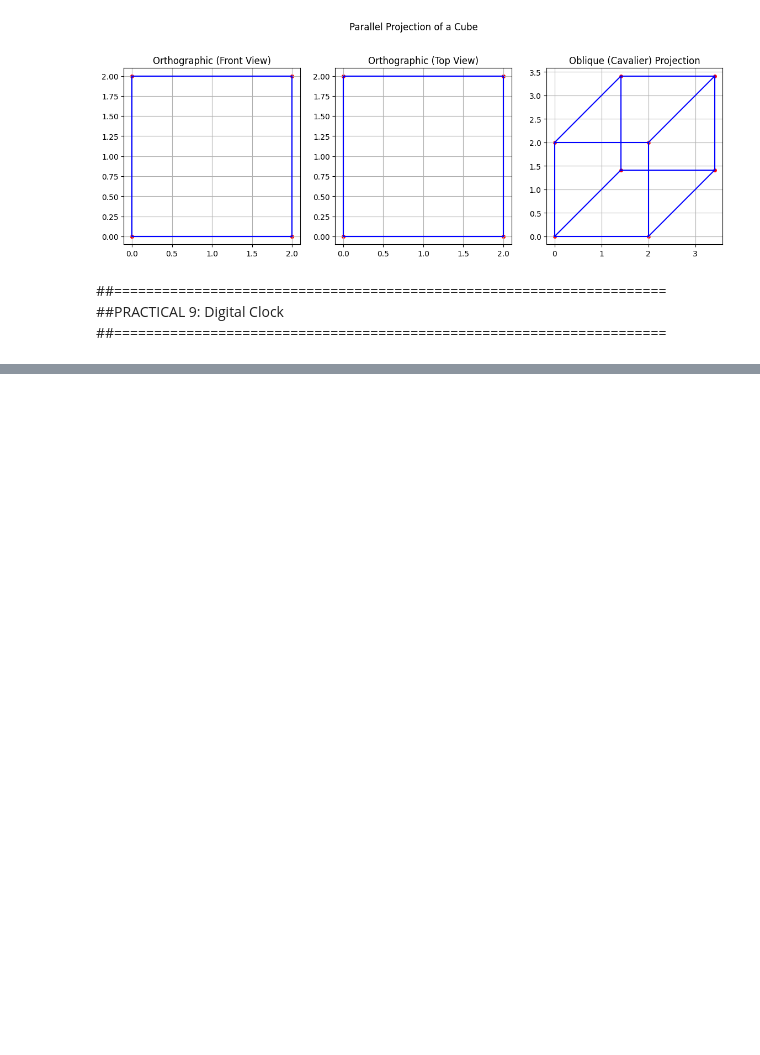
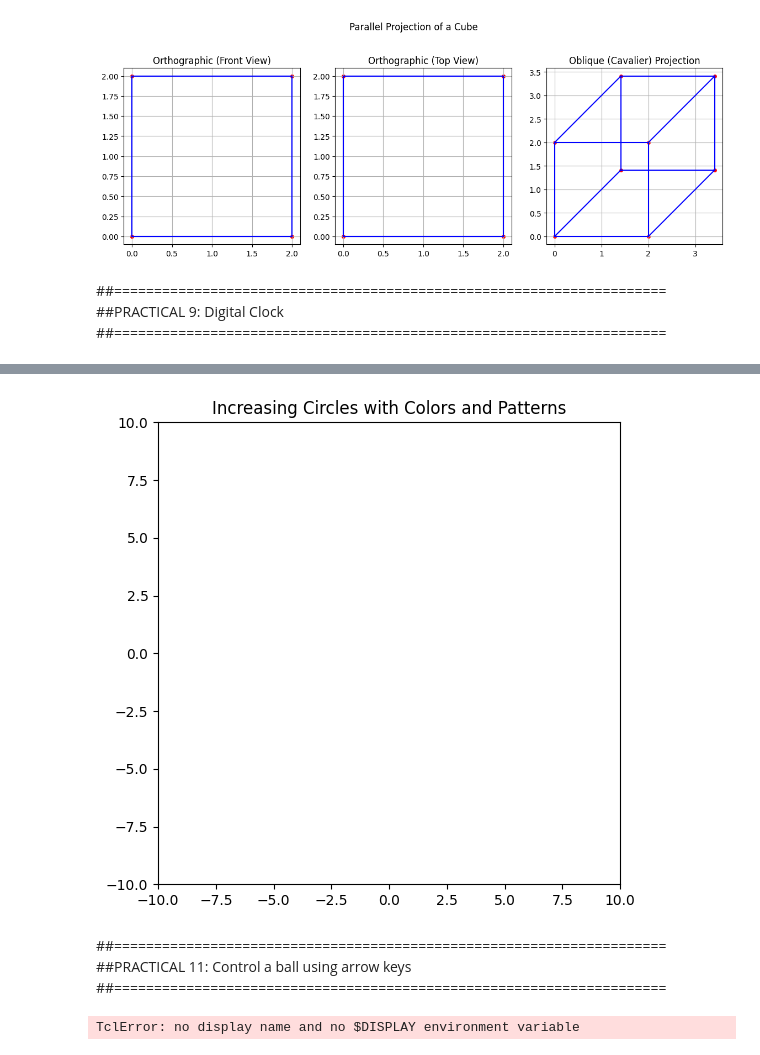
Before and after one commit to naazasiim/1st_repo, a Jupyter notebook: chapter_appendix-tools-for-deep-learning/jupyter.ipynb, the cells around one changed output, grey strips where cells are left out. Saved outputs shown, nothing was run; the diff lists cells and outputs as text; code cells hidden in the pictures; blank space fills up the shorter version.

```diff
--- a/chapter_appendix-tools-for-deep-learning/jupyter.ipynb
+++ b/chapter_appendix-tools-for-deep-learning/jupyter.ipynb
@@ -401,0 +414,79 @@ TclError: no display name and no $DISPLAY environment variable
+# %%
+import matplotlib.pyplot as plt
+from matplotlib.patches import Circle
+from matplotlib.animation import FuncAnimation
+
+fig, ax = plt.subplots(figsize=(6, 6))
+ax.set_xlim(-10, 10)
+ax.set_ylim(-10, 10)
+ax.set_aspect('equal')
+ax.set_title("Increasing Circles with Colors and Patterns")
+
+colors   = ['red', 'green', 'blue', 'yellow', 'orange', 'cyan', 'magenta']
+patterns = ['/', '\\', 'x', '+', 'o', '.', '*']
+
+circles = []
+
+def update(frame):
+    # Add a new circle every 10 frames
+    if frame % 10 == 0:
+        i = len(circles) % len(colors)
+        c = Circle((0, 0), 0.1, facecolor=colors[i], edgecolor='black',
+                   hatch=patterns[i], alpha=0.6)
+        ax.add_patch(c)
+        circles.append(c)
+
+    # Increase the radius of every circle
+    for c in circles:
+        c.set_radius(c.get_radius() + 0.05)
+
+    # Remove circles that grew too big
+    for c in circles[:]:
+        if c.get_radius() > 10:
+            c.remove()
+            circles.remove(c)
+    return circles
+
+ani = FuncAnimation(fig, update, frames=400, interval=50, blit=False)
+plt.show()
+# %% [output]
+[figure, added]
+# %% [markdown]
+
+##=====================================================================
+##PRACTICAL 11: Control a ball using arrow keys
+##=====================================================================
+# %%
+import tkinter as tk
+
+root = tk.Tk()
+root.title("Control Ball using Arrow Keys")
+
+WIDTH, HEIGHT = 600, 400
+canvas = tk.Canvas(root, width=WIDTH, height=HEIGHT, bg="white")
+canvas.pack()
+
+r = 20            # radius
+step = 10         # movement per key press
+ball = canvas.create_oval(WIDTH/2 - r, HEIGHT/2 - r,
+                          WIDTH/2 + r, HEIGHT/2 + r,
+                          fill="red", outline="black")
+
+def move(event):
+    x1, y1, x2, y2 = canvas.coords(ball)
+    dx, dy = 0, 0
+    if event.keysym == "Left"  and x1 - step >= 0:
+        dx = -step
+    elif event.keysym == "Right" and x2 + step <= WIDTH:
+        dx = step
+    elif event.keysym == "Up"    and y1 - step >= 0:
+        dy = -step
+    elif event.keysym == "Down"  and y2 + step <= HEIGHT:
+        dy = step
+    canvas.move(ball, dx, dy)
+
+root.bind("<Key>", move)
+root.focus_set()
+root.mainloop()
+# %% [output]
+TclError: no display name and no $DISPLAY environment variable
```
Also changed, not shown: parts of 4 cells of this notebook.
